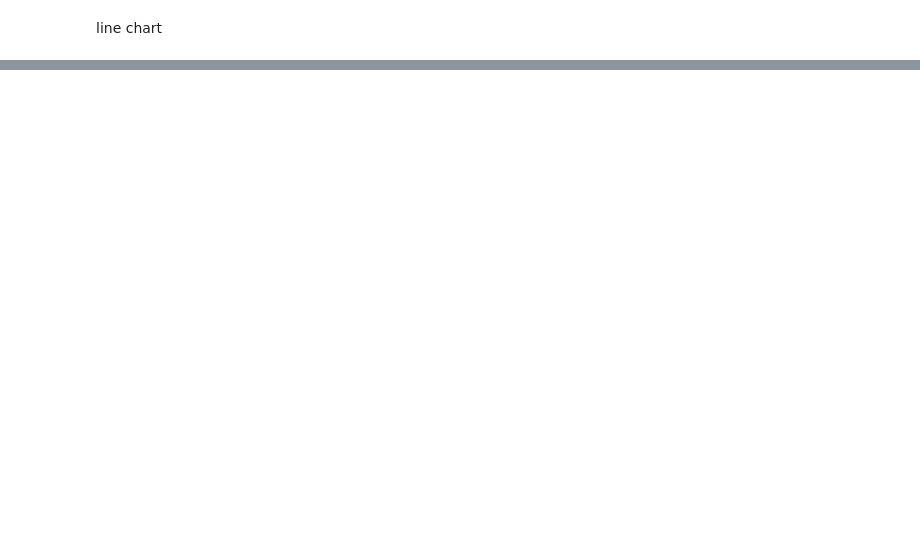
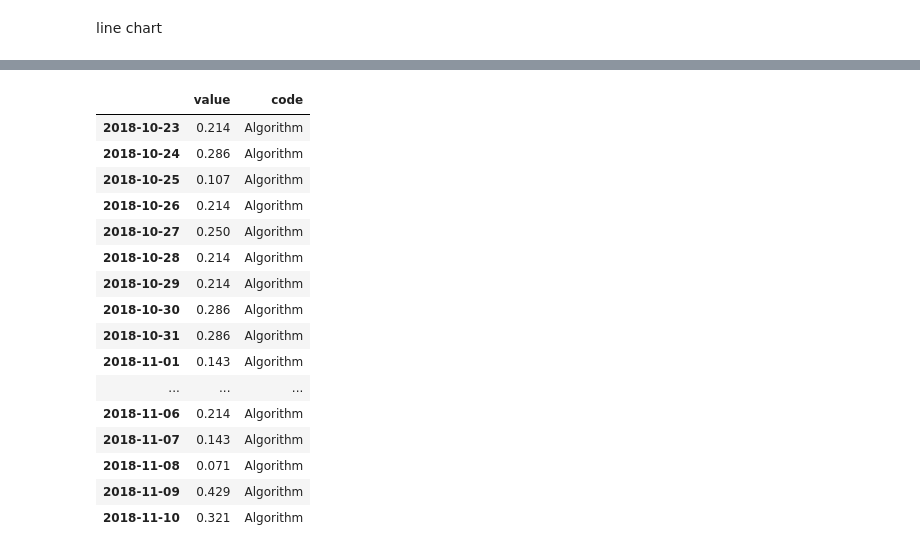
Before and after one commit to uteyechea/Chicago-Police-Department-LSTM-for-Crime-Forecast, a Jupyter notebook: Part5_Black_Box_Testing.ipynb, the cells around one changed output, grey strips where cells are left out. Drawn from its saved outputs; the diff is of its cells as text; code cells hidden in the pictures; blank space fills up the shorter version.

```diff
--- a/Part5_Black_Box_Testing.ipynb
+++ b/Part5_Black_Box_Testing.ipynb
@@ -31,7 +35,10 @@ Mounted at /content/drive
 The windowing over the time series used an end_date and some look_back period, all highly correlated windows were put in sequence, such sequence was fed into the RNN for training purposes.
 # %%
 #Input sequence parameters
-end_date='2019-01-01'
+#end_date='2019-01-01'
+#end_date='2018-10-31'
+#end_date='2018-09-07'
+end_date='2018-11-01'
 lookback_periods=10
 column_name='zone11'
 min_correlation=0.75
@@ -157,3 +227,6 @@ fig.show()
+# %%
+#target_window=prediction[max_apriori_corr_at_index-len(apriori_window):max_apriori_corr_at_index+len(apriori_window)-1]
+target_window=prediction[7375-len(apriori_window):7375+len(apriori_window)-1]
 # %% [markdown]
 line chart
 # %%
@@ -163,10 +236,15 @@ df1={}
 df1=pd.DataFrame(df1)
 
 
-df['value']=list(test_window.reset_index(drop=True))
-df['code']=['test']*len(test_window)
+df['value']=list(test_window)
+df['code']=['CPD']*len(test_window)
+df=df.set_index(test_window.index)
 
-df1['value']=list(target_window.reset_index(drop=True))
-df1['code']=['target']*len(target_window)
+df1['value']=list(target_window)
+df1['code']=['Algorithm']*len(target_window)
+df1=df1.set_index(test_window.index)
 
 df3=df.append(df1)
+
+path_to_save_plot=os.path.join(path,'data','prediction','plots')
+df3.to_csv(path_to_save_plot+str(end_date)+'.txt')
@@ -180,0 +365,21 @@ fig.show()
+# %%
+df3[:int(len(df3)/2)].set_index(test_window.index,drop=True)
+df3[int(len(df3)/2):].set_index(test_window.index,drop=True)
+# %% [output]
+|  | value | code |
+| 2018-10-23 | 0.214 | Algorithm |
+| 2018-10-24 | 0.286 | Algorithm |
+| 2018-10-25 | 0.107 | Algorithm |
+| 2018-10-26 | 0.214 | Algorithm |
+| 2018-10-27 | 0.250 | Algorithm |
+| 2018-10-28 | 0.214 | Algorithm |
+| 2018-10-29 | 0.214 | Algorithm |
+| 2018-10-30 | 0.286 | Algorithm |
+| 2018-10-31 | 0.286 | Algorithm |
+| 2018-11-01 | 0.143 | Algorithm |
+| ... | ... | ... |
+| 2018-11-06 | 0.214 | Algorithm |
+| 2018-11-07 | 0.143 | Algorithm |
+| 2018-11-08 | 0.071 | Algorithm |
+| 2018-11-09 | 0.429 | Algorithm |
+| 2018-11-10 | 0.321 | Algorithm |
```
Also changed, not shown: parts of 23 cells of this notebook.
